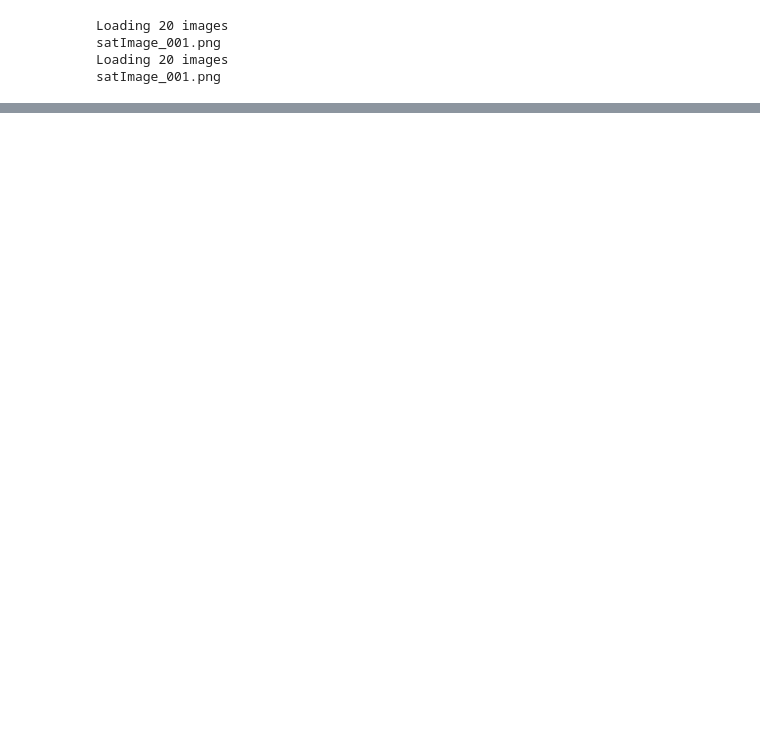
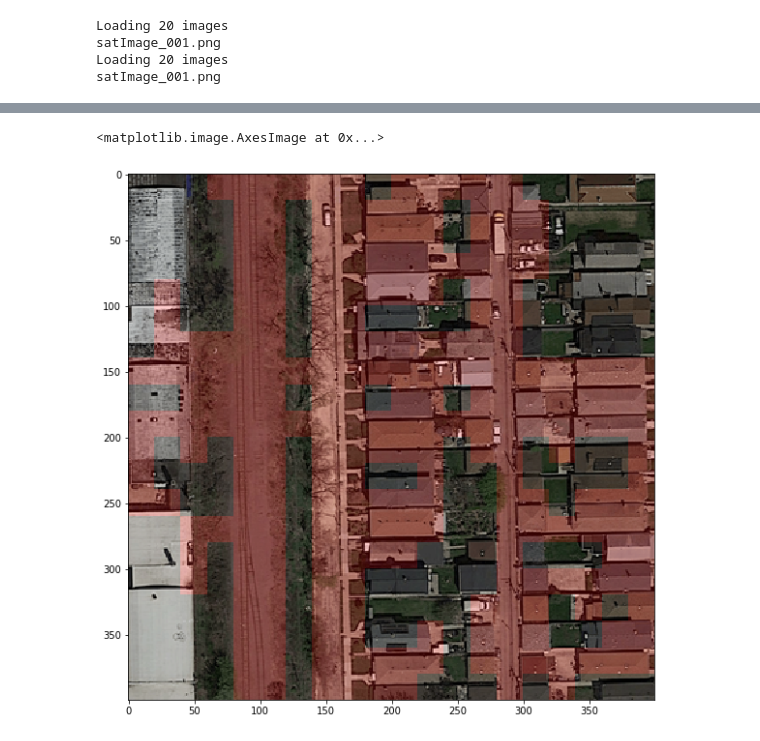
Before and after one commit to diegofiori/ML_RoadSegmentation, a Jupyter notebook: Post_processing.ipynb, the cells around one changed output, grey strips where cells are left out. Cells and saved outputs as stored; diff of their text form; code cells hidden in the pictures; blank space fills up the shorter version.

```diff
--- a/Post_processing.ipynb
+++ b/Post_processing.ipynb
@@ -366,0 +409,17 @@ def complete_lines(label):
+# %%
+#new_label3 = complete_lines_almostfull(new_label2)
+
+# DISPLAY THE IMAGE
+w = gt_imgs[img_idx].shape[0]
+h = gt_imgs[img_idx].shape[1]
+predicted_im = label_to_img(w, h, patch_size, patch_size, new_label2)
+cimg = concatenate_images(img_test, predicted_im)
+fig1 = plt.figure(figsize=(10, 10)) # create a figure with the default size
+plt.imshow(cimg, cmap='Greys_r')
+
+new_img = make_img_overlay(img_test, predicted_im)
+
+plt.imshow(new_img)
+# %% [output]
+<matplotlib.image.AxesImage at 0x...>
+[figure, added]
```
Also changed, not shown: parts of 15 cells of this notebook.
